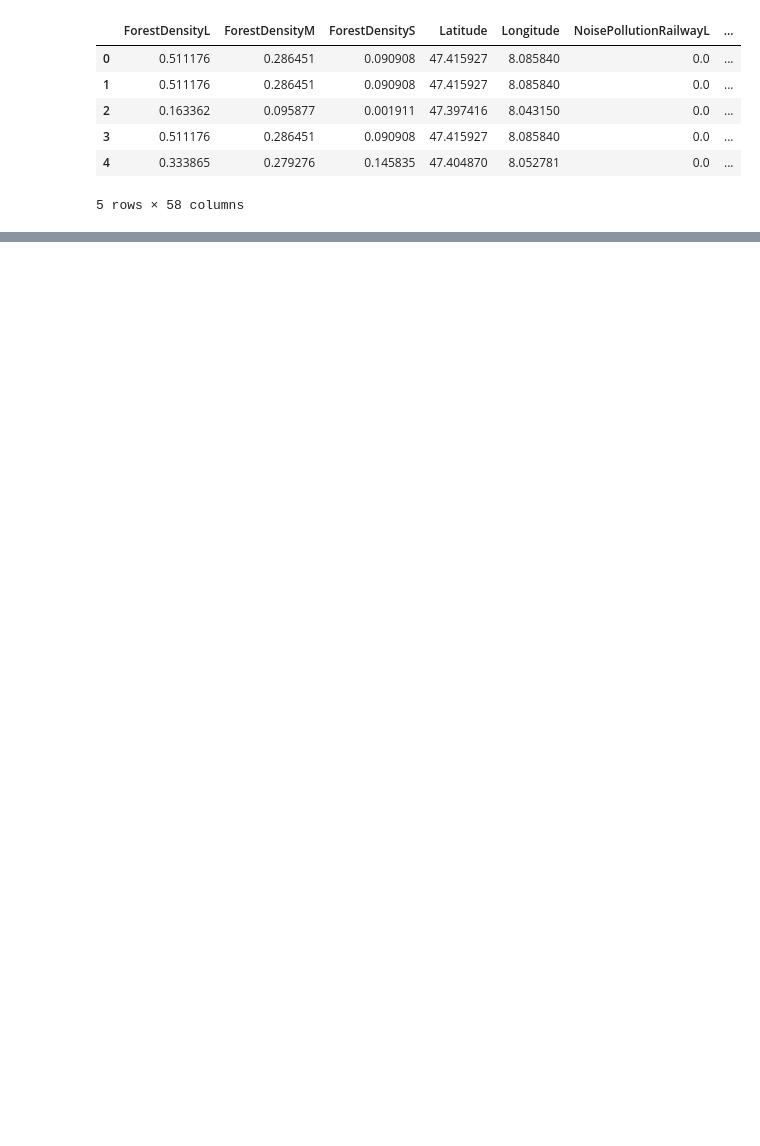
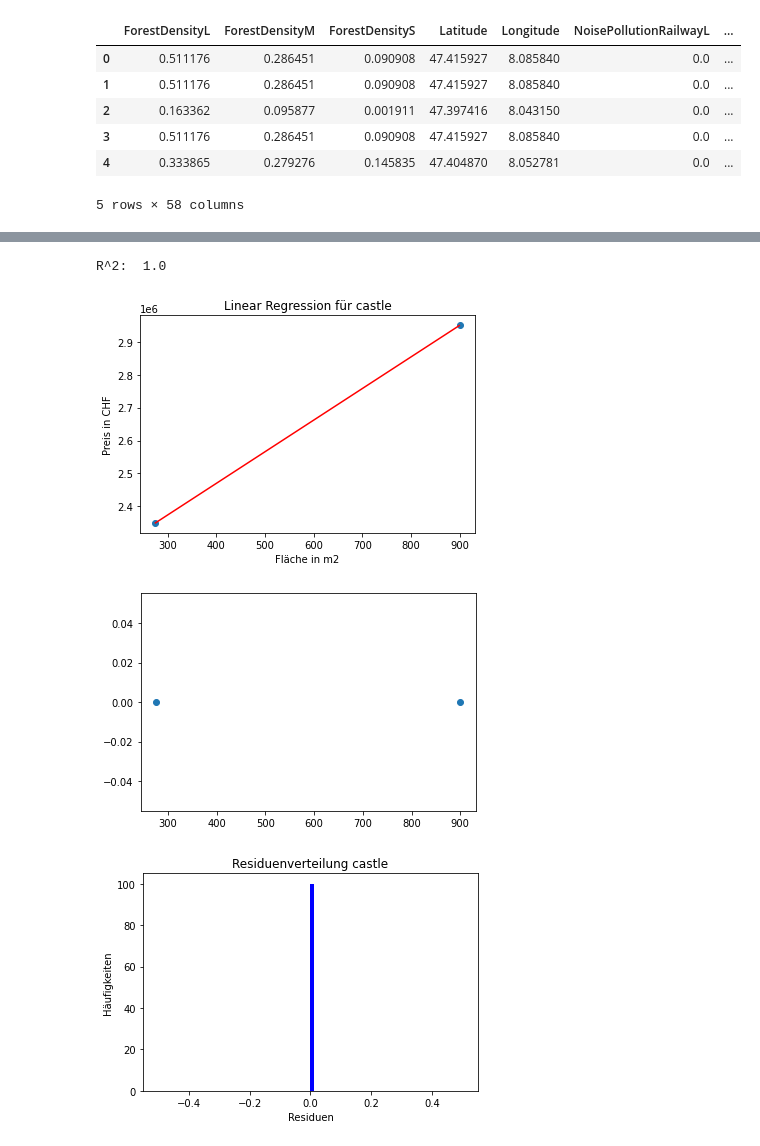
Before and after one commit to marvinvr/fhnw-cml1, a Jupyter notebook: linear_regression.ipynb, the cells around one changed output, grey strips where cells are left out. Drawn from its saved outputs; the diff is of its cells as text; code cells hidden in the pictures; blank space fills up the shorter version.

```diff
--- a/linear_regression.ipynb
+++ b/linear_regression.ipynb
@@ -50,0 +78,14 @@ def LinearModel(x, y):
+# %%
+# Group by different type
+df_castle = df[df['type'] == 'castle'].reset_index(drop=True)
+df_attic_flat = df[df['type'] == 'attic-flat'].reset_index(drop=True)
+df_attic_room = df[df['type'] == 'attic-room'].reset_index(drop=True)
+df_chalet = df[df['type'] == 'chalet'].reset_index(drop=True)
+df_detached_house = df[df['type'] == 'detached-house'].reset_index(drop=True)
+# %%
+price_livingspace(df_castle)
+# %% [output]
+R^2:  1.0
+[figure, added]
+[figure, added]
+[figure, added]
```
Also changed, not shown: parts of 23 cells of this notebook.
